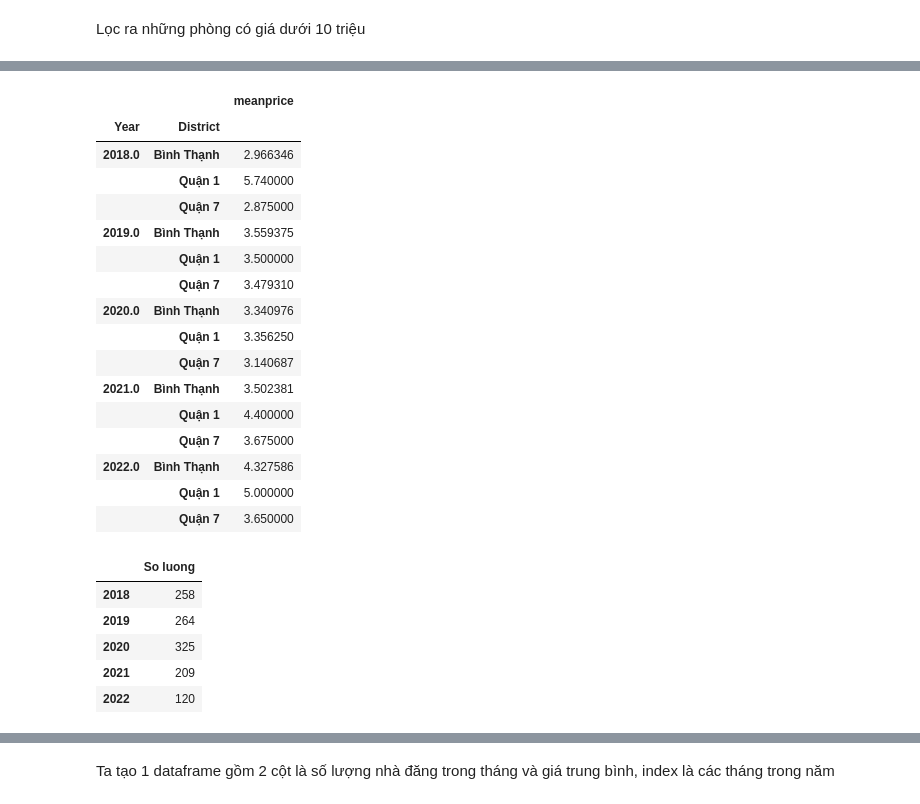
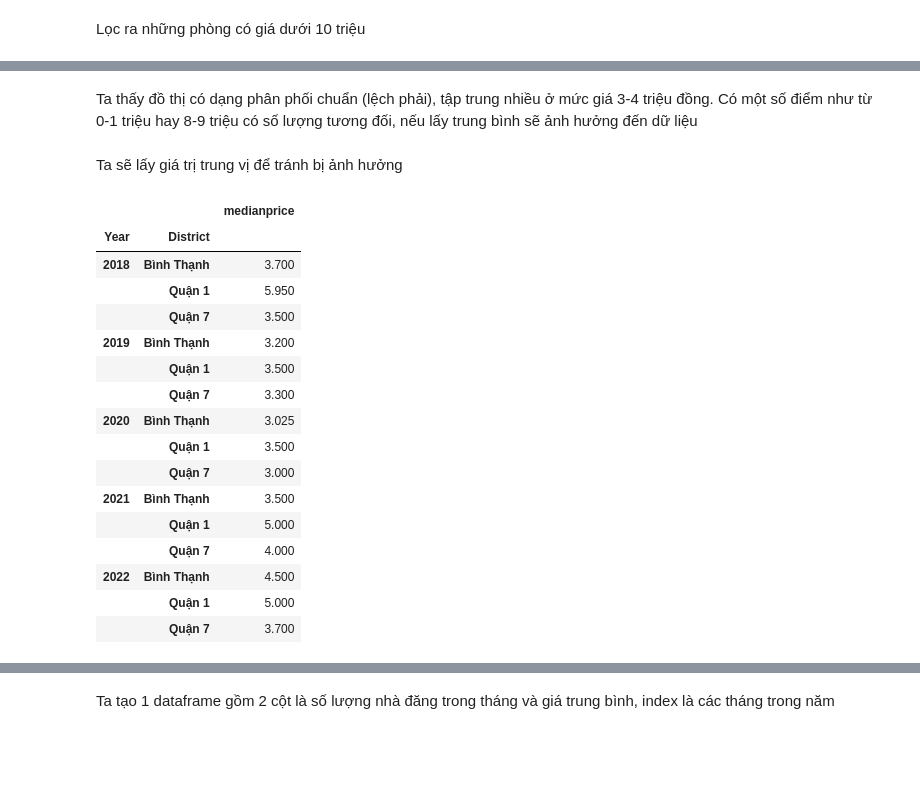
Before and after one commit to flyboy13/NM-KHDL, a Jupyter notebook: project_code/traloicauhoi.ipynb, the cells around one changed output, grey strips where cells are left out. Drawn from its saved outputs; the diff is of its cells as text; code cells hidden in the pictures; blank space fills up the shorter version.

```diff
--- a/project_code/traloicauhoi.ipynb
+++ b/project_code/traloicauhoi.ipynb
@@ -7,4 +7,5 @@ import seaborn as sns
 from datetime import datetime
 # %%
 df_info = pd.read_csv('clean_data.csv')
-df_info
+drop_list = df_info[df_info['Price(Triệu/tháng)']>50].index
+df_info.drop(index=drop_list,inplace = True)
@@ -25,3 +14,4 @@ df_info
 # %%
 df_info["Date"] = df_info["Date"].str.replace('\r','')
-df_info["Date"] = pd.to_datetime(df_info["Date"],format = "%d/%m/%Y ",errors = 'coerce')
+df_info["Date"] = df_info["Date"].str.replace(' ','')
+df_info["Date"] = pd.to_datetime(df_info["Date"],format = "%d/%m/%Y",errors = 'raise')
@@ -55,0 +42,8 @@ df_q1_bt_q7
+# %%
+drop_list = []
+for i in df_q1_bt_q7.index:
+    title = df_q1_bt_q7.loc[i]['Title']
+    if 'KTX' in title or 'ktx' in title or 'Kí túc xá' in title or 'kí túc xá' in title or 'ghép' in title or 'Ghép' in title:
+        drop_list.append(i)
+# %%
+df_q1_bt_q7.drop(index = drop_list,inplace = True)
@@ -87,35 +91,26 @@ plt.show()
+# %% [markdown]
+Ta thấy đồ thị có dạng phân phối chuẩn (lệch phải), tập trung nhiều ở mức giá 3-4 triệu đồng. Có một số điểm như từ 0-1 triệu hay 8-9 triệu có số lượng tương đối, nếu lấy trung bình sẽ ảnh hưởng đến dữ liệu
+# %% [markdown]
+Ta sẽ lấy giá trị trung vị để tránh bị ảnh hưởng
 # %%
-df_price = df_q1_bt_q7.groupby(['Year','District'])['Price(Triệu/tháng)'].agg(['mean'])
-df_price.rename(columns = {'mean': 'meanprice'},inplace = True)
+df_price = df_q1_bt_q7.groupby(['Year','District'])['Price(Triệu/tháng)'].agg(['median'])
+df_price.rename(columns = {'median': 'medianprice'},inplace = True)
 df_price
 # %% [output]
-|  |  | meanprice |
+|  |  | medianprice |
 | Year | District |  |
-| 2018.0 | Bình Thạnh | 2.966346 |
-|  | Quận 1 | 5.740000 |
-|  | Quận 7 | 2.875000 |
-| 2019.0 | Bình Thạnh | 3.559375 |
-|  | Quận 1 | 3.500000 |
-|  | Quận 7 | 3.479310 |
-| 2020.0 | Bình Thạnh | 3.340976 |
-|  | Quận 1 | 3.356250 |
-|  | Quận 7 | 3.140687 |
-| 2021.0 | Bình Thạnh | 3.502381 |
-|  | Quận 1 | 4.400000 |
-|  | Quận 7 | 3.675000 |
-| 2022.0 | Bình Thạnh | 4.327586 |
-|  | Quận 1 | 5.000000 |
-|  | Quận 7 | 3.650000 |
+| 2018 | Bình Thạnh | 3.700 |
+|  | Quận 1 | 5.950 |
+|  | Quận 7 | 3.500 |
+| 2019 | Bình Thạnh | 3.200 |
+|  | Quận 1 | 3.500 |
+|  | Quận 7 | 3.300 |
+| 2020 | Bình Thạnh | 3.025 |
+|  | Quận 1 | 3.500 |
+|  | Quận 7 | 3.000 |
+| 2021 | Bình Thạnh | 3.500 |
+|  | Quận 1 | 5.000 |
+|  | Quận 7 | 4.000 |
+| 2022 | Bình Thạnh | 4.500 |
+|  | Quận 1 | 5.000 |
+|  | Quận 7 | 3.700 |
-# %%
-df = pd.DataFrame([],index=[2018,2019,2020,2021,2022])
-
-df['So luong'] = [len(df_info[df_info['Date'].array.year == 2018]),len(df_info[df_info['Date'].array.year == 2019]),len(df_info[df_info['Date'].array.year == 2020]),len(df_info[df_info['Date'].array.year == 2021]),len(df_info[df_info['Date'].array.year == 2022])]
-
-df
-# %% [output]
-|  | So luong |
-| 2018 | 258 |
-| 2019 | 264 |
-| 2020 | 325 |
-| 2021 | 209 |
-| 2022 | 120 |
```
Also changed, not shown: parts of 46 cells of this notebook.
